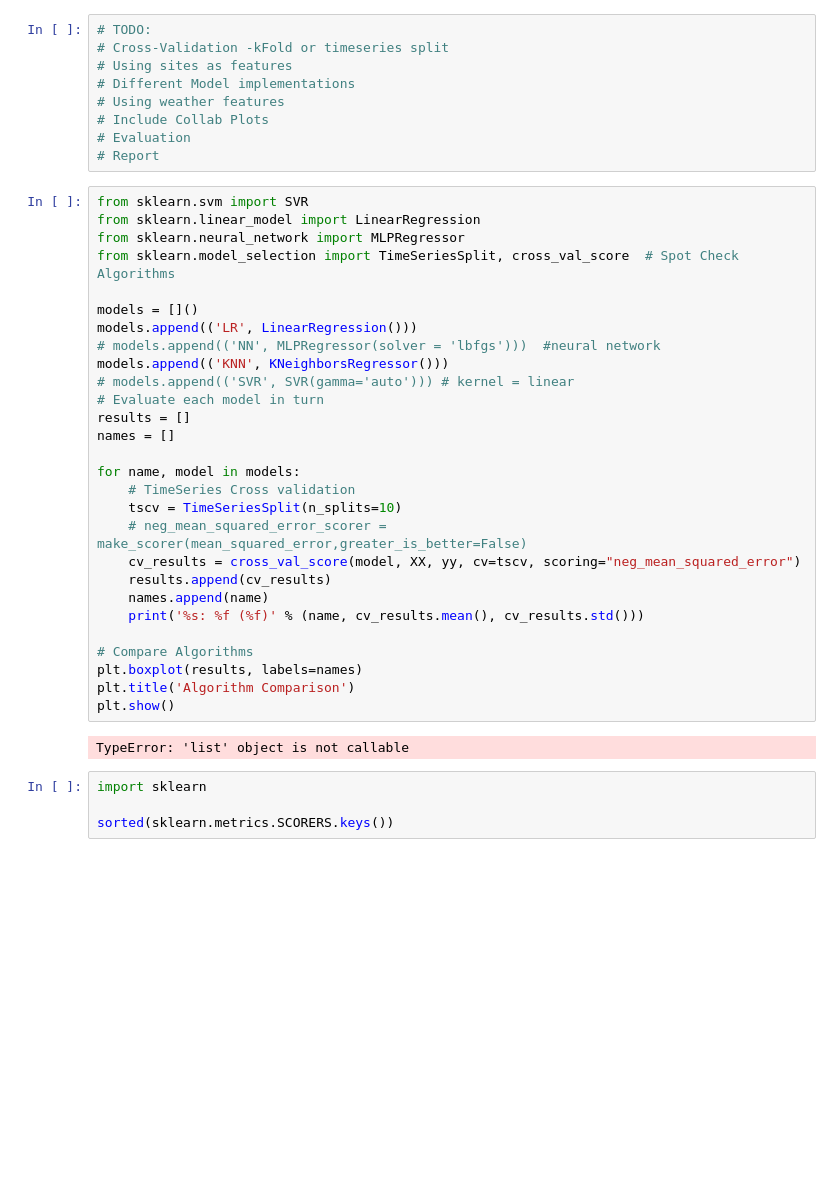
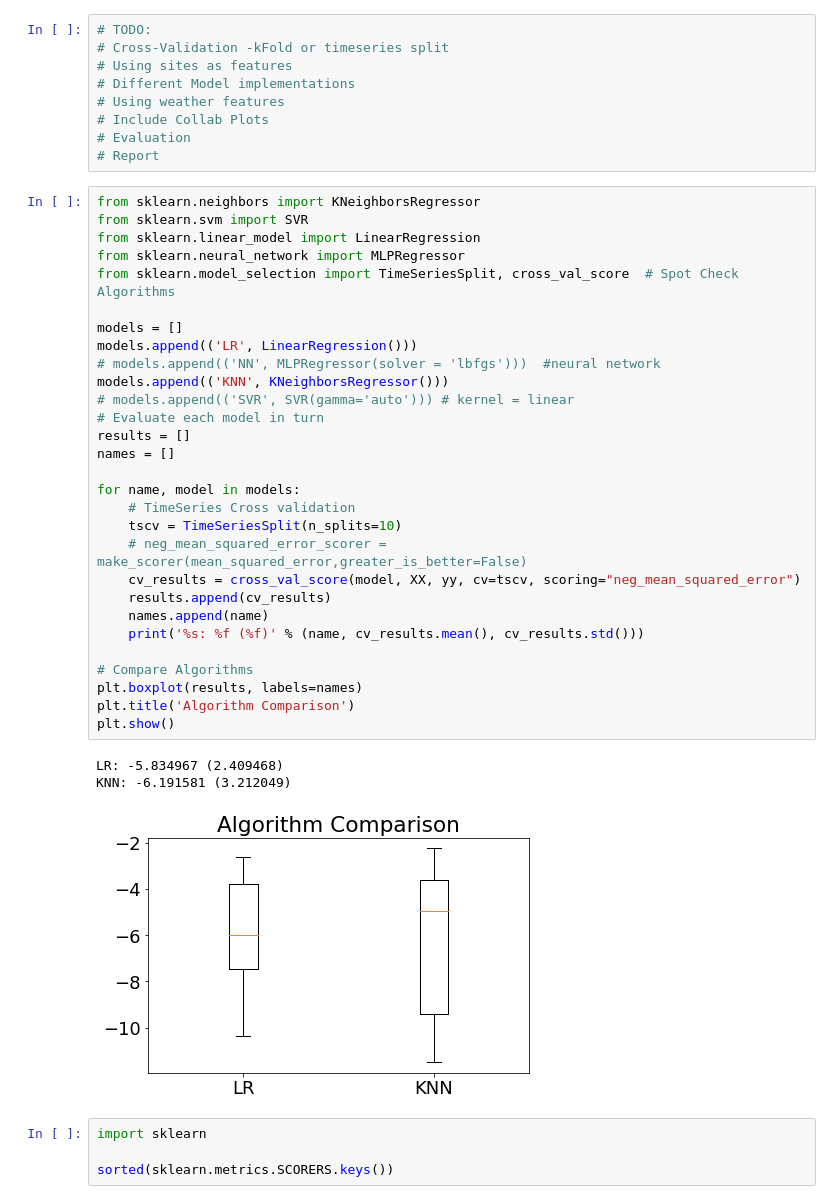
Before and after one commit to ashrivas99/traffic-prediction-dublin, a Jupyter notebook: timeSeriesFeatures.ipynb, the cells around one changed output. Cells and saved outputs as stored; diff of their text form; blank space fills up the shorter version.

```diff
--- a/timeSeriesFeatures.ipynb
+++ b/timeSeriesFeatures.ipynb
@@ -168,35 +168,38 @@ if plot:
 # Evaluation
 # Report
 # %%
+from sklearn.neighbors import KNeighborsRegressor
 from sklearn.svm import SVR
 from sklearn.linear_model import LinearRegression
 from sklearn.neural_network import MLPRegressor
 from sklearn.model_selection import TimeSeriesSplit, cross_val_score  # Spot Check Algorithms
 
-models = []()
+models = []
 models.append(('LR', LinearRegression()))
 # models.append(('NN', MLPRegressor(solver = 'lbfgs')))  #neural network
 models.append(('KNN', KNeighborsRegressor()))
 # models.append(('SVR', SVR(gamma='auto'))) # kernel = linear
 # Evaluate each model in turn
 results = []
 names = []
 
 for name, model in models:
     # TimeSeries Cross validation
     tscv = TimeSeriesSplit(n_splits=10)
     # neg_mean_squared_error_scorer = make_scorer(mean_squared_error,greater_is_better=False)
     cv_results = cross_val_score(model, XX, yy, cv=tscv, scoring="neg_mean_squared_error")
     results.append(cv_results)
     names.append(name)
     print('%s: %f (%f)' % (name, cv_results.mean(), cv_results.std()))
 
 # Compare Algorithms
 plt.boxplot(results, labels=names)
 plt.title('Algorithm Comparison')
 plt.show()
 # %% [output]
-TypeError: 'list' object is not callable
+LR: -5.834967 (2.409468)
+KNN: -6.191581 (3.212049)
+[figure, added]
 # %%
 import sklearn
 
```
Also changed, not shown: parts of 2 cells of this notebook, 1 other file.
